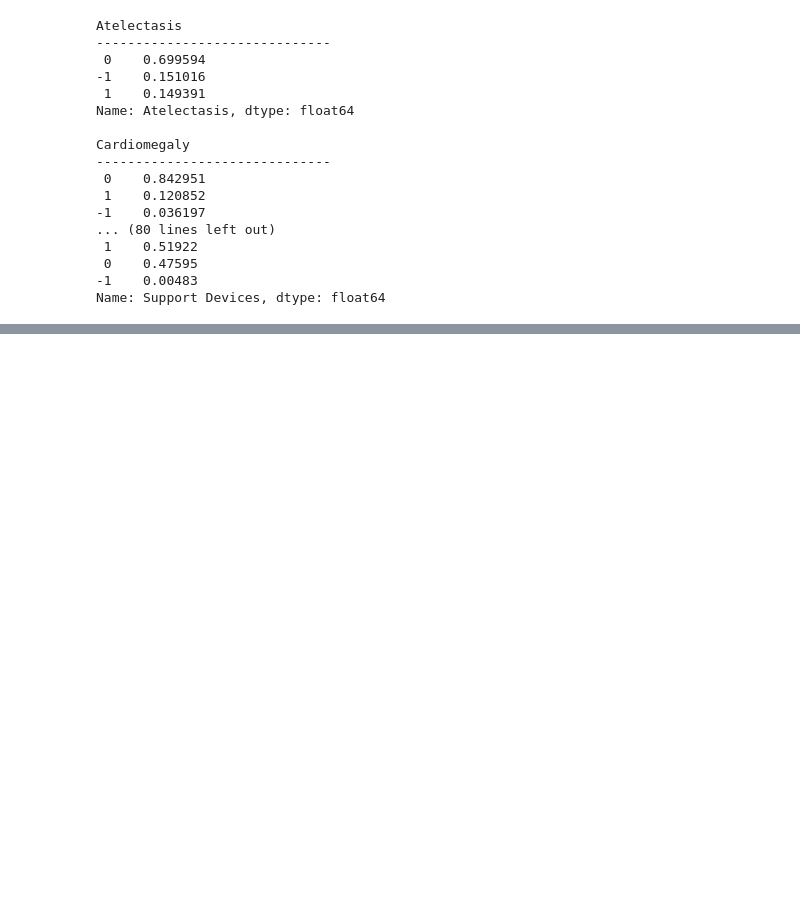
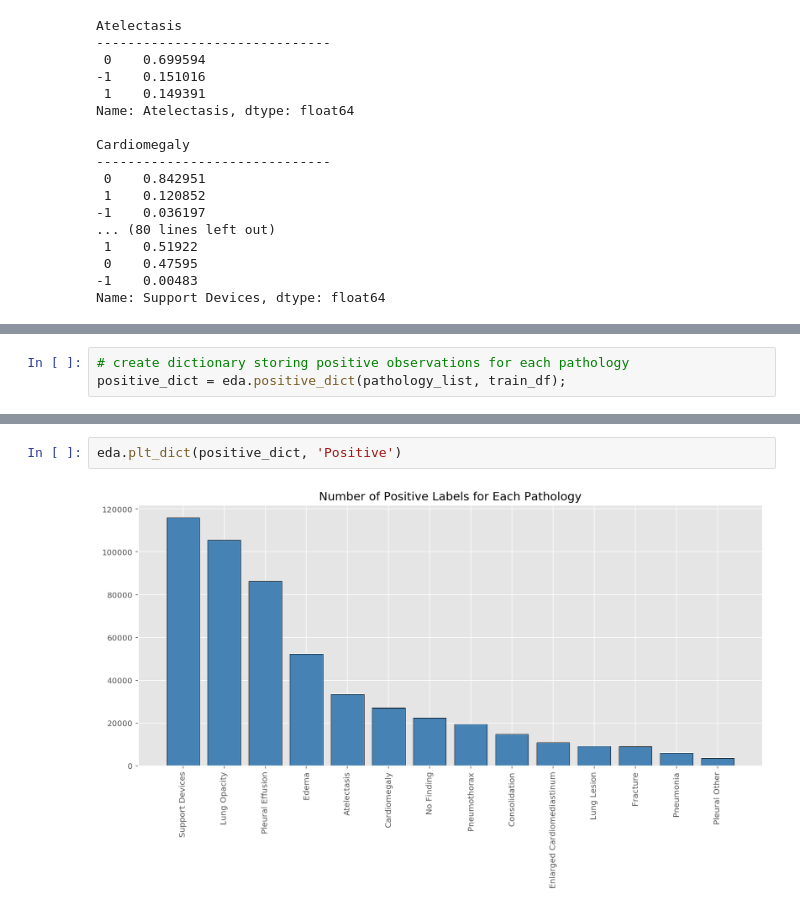
Before and after one commit to earny-joe/Springboard-DS-Portfolio, a Jupyter notebook: capstone_2/exploration/chexpert_eda-final.ipynb, the cells around one changed output, grey strips where cells are left out. Saved outputs shown, nothing was run; the diff lists cells and outputs as text; blank space fills up the shorter version.

```diff
--- a/capstone_2/exploration/chexpert_eda-final.ipynb
+++ b/capstone_2/exploration/chexpert_eda-final.ipynb
@@ -190,0 +258,3 @@ for pathology in pathology_list:
+# %%
+# create dictionary storing positive observations for each pathology
+positive_dict = eda.positive_dict(pathology_list, train_df);
@@ -190,0 +276,4 @@ for pathology in pathology_list:
+# %%
+eda.plt_dict(positive_dict, 'Positive')
+# %% [output]
+[figure, added]
```
Also changed, not shown: parts of 20 cells of this notebook, 6 other files.
